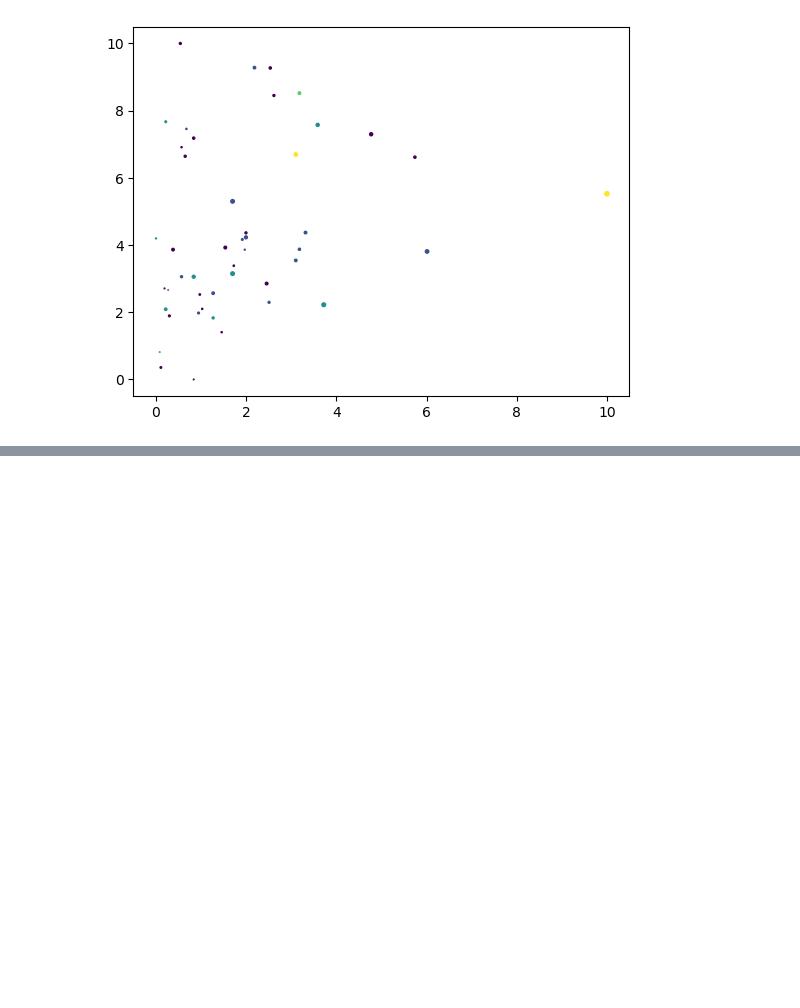
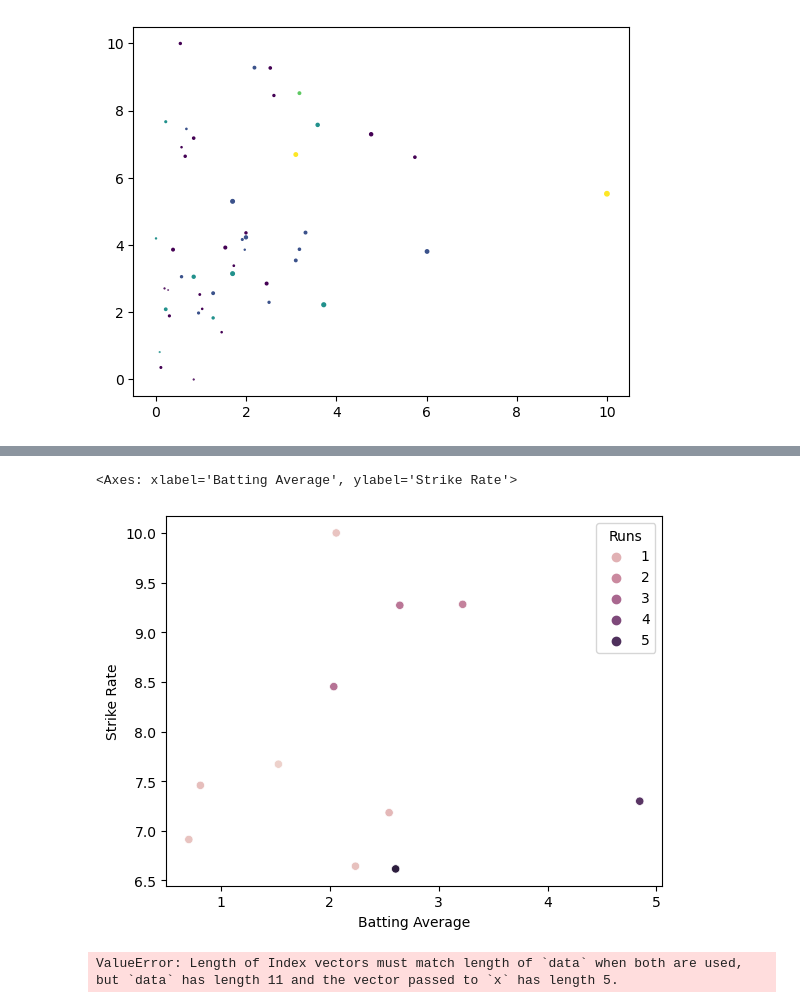
Before and after one commit to Vikaslh/Crick-stat-index-11, a Jupyter notebook: K means.ipynb, the cells around one changed output, grey strips where cells are left out. Cells and saved outputs as stored; diff of their text form; code cells hidden in the pictures; blank space fills up the shorter version.

```diff
--- a/K means.ipynb
+++ b/K means.ipynb
@@ -101,3 +90,9 @@ plt.scatter(scaled['Runs'],scaled['Strike Rate'],scaled['Batting Average'],scale
 # %% [output]
 <matplotlib.collections.PathCollection at 0x...>
 [figure]
+# %%
+# clustering unscaled dataset
+from sklearn.cluster import KMeans
+km = KMeans(n_clusters=3)
+grp = km.fit_predict(batdf[features])
+grp
@@ -103,0 +125,4 @@ plt.scatter(scaled['Runs'],scaled['Strike Rate'],scaled['Batting Average'],scale
+# %%
+# clustering unscaled dataset.
+scaled['Group'] = km.fit_predict(scaled[features])
+scaled
@@ -103,0 +148,4 @@ plt.scatter(scaled['Runs'],scaled['Strike Rate'],scaled['Batting Average'],scale
+# %%
+grp_0 = scaled.loc[scaled['Group']==0]
+grp_1 = scaled.loc[scaled['Group']==1]
+grp_2 = scaled.loc[scaled['Group']==2]
@@ -103,0 +203,11 @@ plt.scatter(scaled['Runs'],scaled['Strike Rate'],scaled['Batting Average'],scale
+# %%
+import seaborn as sns
+sns.scatterplot(data = grp_0, x = 'Batting Average', y = 'Strike Rate', hue = 'Runs')
+# %% [output]
+<Axes: xlabel='Batting Average', ylabel='Strike Rate'>
+[figure, added]
+# %%
+import seaborn as sns
+sns.histplot(grp_0, x = grp_0.index , hue = 'Batting Average')
+# %% [output]
+ValueError: Length of Index vectors must match length of `data` when both are used, but `data` has length 11 and the vector passed to `x` has length 5.
```
Also changed, not shown: parts of 13 cells of this notebook.
